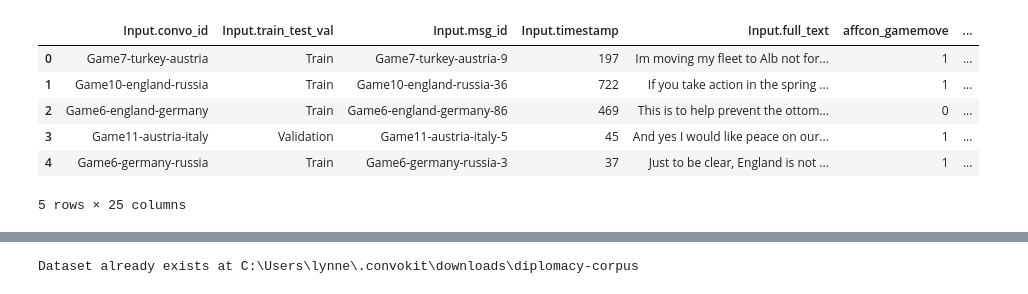
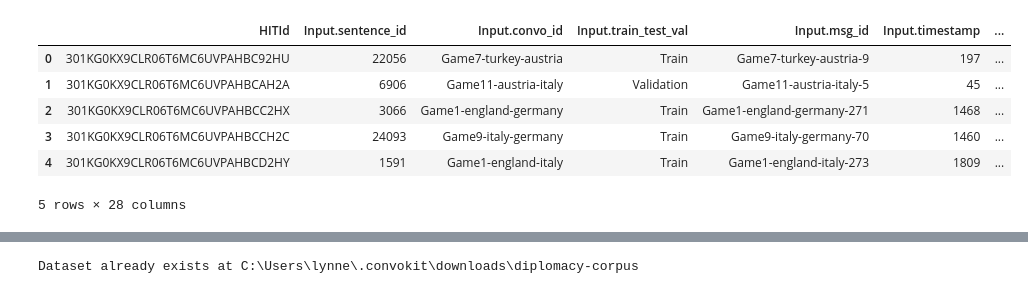
Before and after one commit to quarbby/diplomacy-betrayal, a Jupyter notebook: toconvokit.ipynb, the cells around one changed output, grey strips where cells are left out. Cells and saved outputs as stored; diff of their text form; code cells hidden in the pictures.

Commit message:
added linguistics generated data

```diff
--- a/toconvokit.ipynb
+++ b/toconvokit.ipynb
@@ -5,16 +5,16 @@ from convokit import Corpus, Speaker, Utterance, download
 from collections import defaultdict
 import numpy as np
 # %%
-df = pd.read_csv('data/affcon_final.csv')
+df = pd.read_csv('data/kokil dec 6 reprepare/conf_good_stripped.csv')
 df.head(5)
 # %% [output]
-|  | Input.convo_id | Input.train_test_val | Input.msg_id | Input.timestamp | Input.full_text | affcon_gamemove | ... |
-| 0 | Game7-turkey-austria | Train | Game7-turkey-austria-9 | 197 | Im moving my fleet to Alb not for... | 1 | ... |
-| 1 | Game10-england-russia | Train | Game10-england-russia-36 | 722 | If you take action in the spring ... | 1 | ... |
-| 2 | Game6-england-germany | Train | Game6-england-germany-86 | 469 | This is to help prevent the ottom... | 0 | ... |
-| 3 | Game11-austria-italy | Validation | Game11-austria-italy-5 | 45 | And yes I would like peace on our... | 1 | ... |
-| 4 | Game6-germany-russia | Train | Game6-germany-russia-3 | 37 | Just to be clear, England is not ... | 1 | ... |
+|  | HITId | Input.sentence_id | Input.convo_id | Input.train_test_val | Input.msg_id | Input.timestamp | ... |
+| 0 | 301KG0KX9CLR06T6MC6UVPAHBC92HU | 22056 | Game7-turkey-austria | Train | Game7-turkey-austria-9 | 197 | ... |
+| 1 | 301KG0KX9CLR06T6MC6UVPAHBCAH2A | 6906 | Game11-austria-italy | Validation | Game11-austria-italy-5 | 45 | ... |
+| 2 | 301KG0KX9CLR06T6MC6UVPAHBCC2HX | 3066 | Game1-england-germany | Train | Game1-england-germany-271 | 1468 | ... |
+| 3 | 301KG0KX9CLR06T6MC6UVPAHBCCH2C | 24093 | Game9-italy-germany | Train | Game9-italy-germany-70 | 1460 | ... |
+| 4 | 301KG0KX9CLR06T6MC6UVPAHBCD2HY | 1591 | Game1-england-italy | Train | Game1-england-italy-273 | 1809 | ... |
-5 rows × 25 columns
+5 rows × 28 columns
 # %%
 speakers_list = df['Input.speaker'].tolist()
 # %%
```
Also changed, not shown: parts of 56 cells of this notebook, 19 other files.
